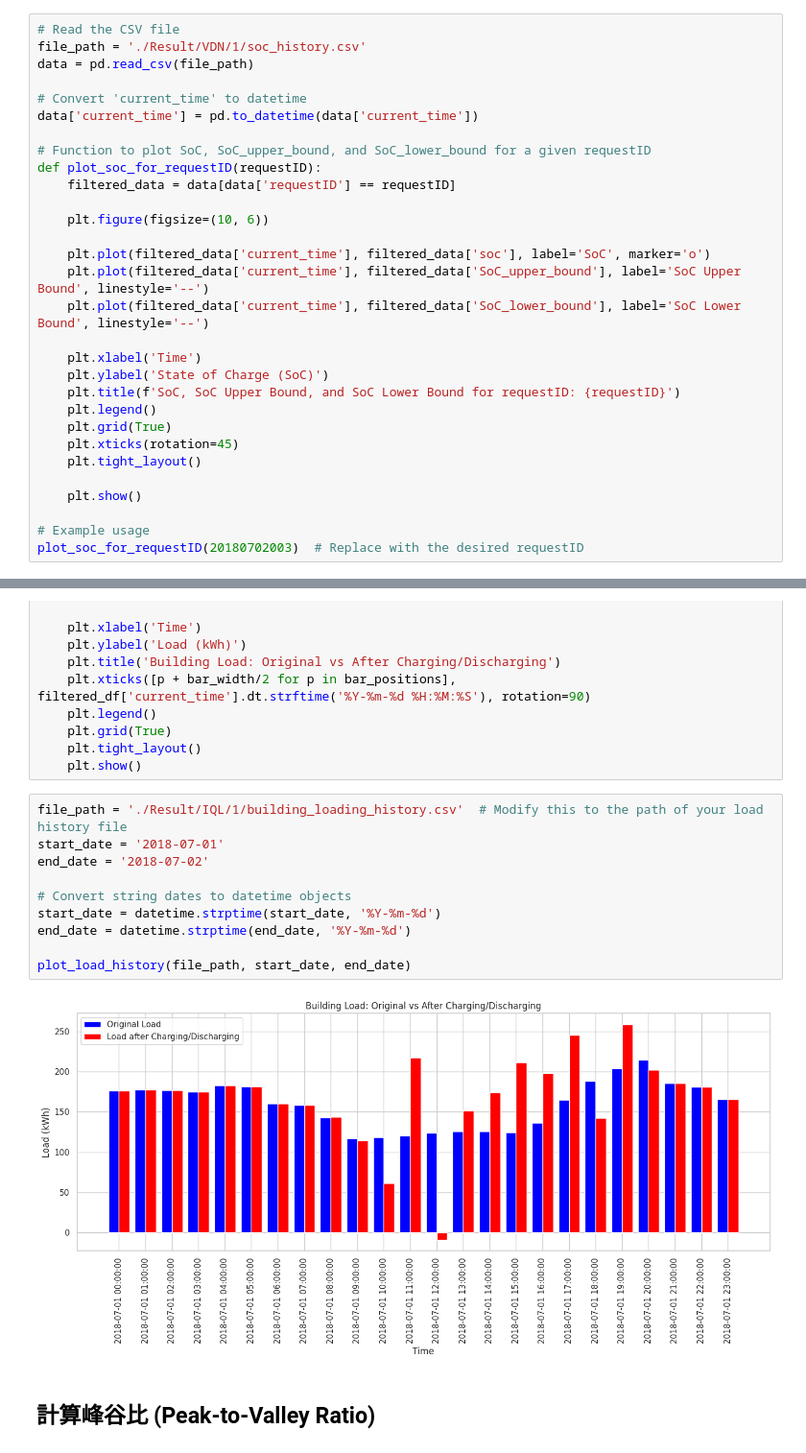
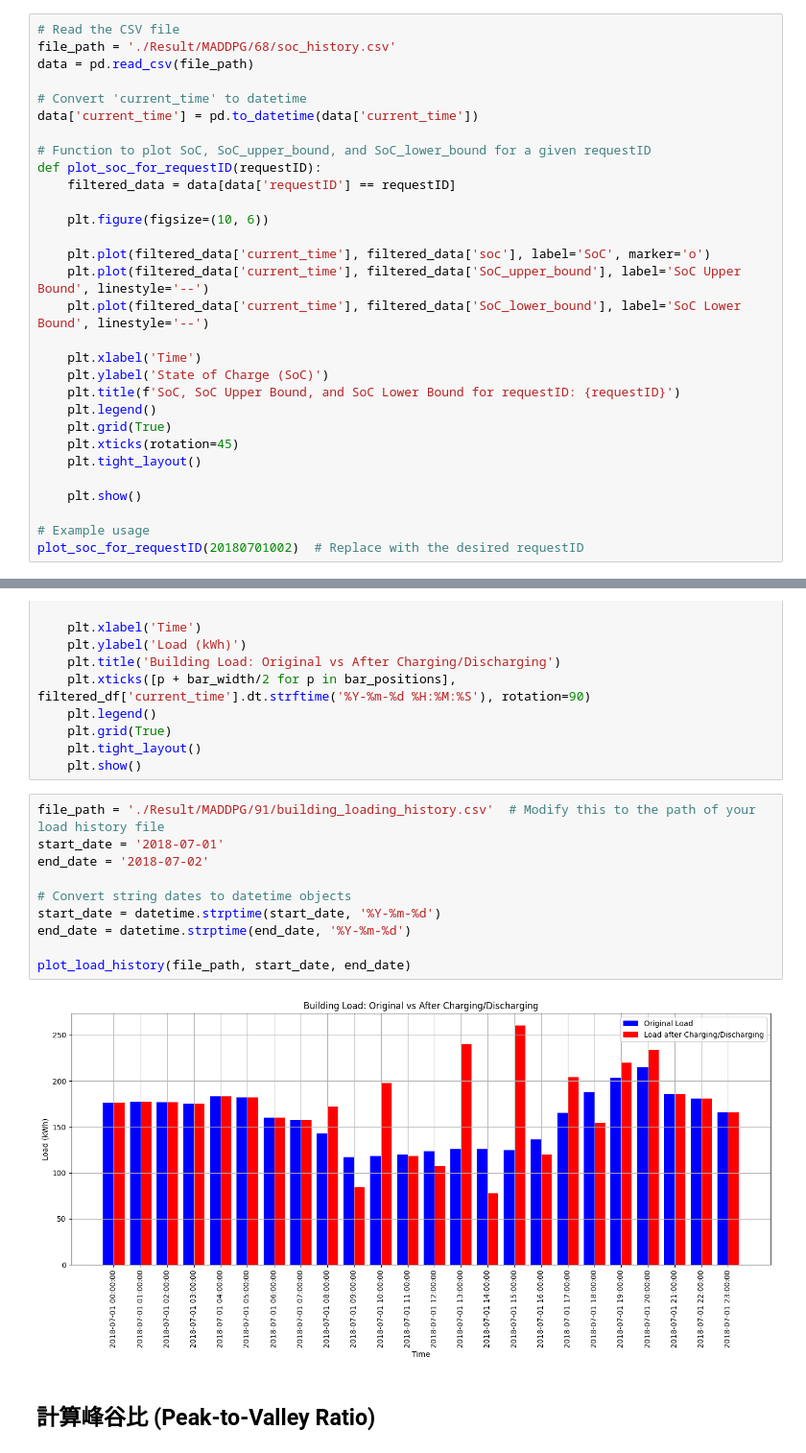
Before and after one commit to carlwang49/MY_WORK, a Jupyter notebook: Evaluation.ipynb, the cells around one changed output, grey strips where cells are left out. Shown at 96% size. Cells and saved outputs as stored; diff of their text form.

Commit message:
test MADDPG

```diff
--- a/Evaluation.ipynb
+++ b/Evaluation.ipynb
@@ -43,7 +43,7 @@ plot_soc_for_requestID(20180701009)  # Replace with the desired requestID
 ## MARL 充電/放電結果
 # %%
 # Read the CSV file
-file_path = './Result/VDN/1/soc_history.csv'
+file_path = './Result/MADDPG/68/soc_history.csv'
 data = pd.read_csv(file_path)
 
 # Convert 'current_time' to datetime
@@ -70,5 +70,5 @@ def plot_soc_for_requestID(requestID):
     plt.show()
 
 # Example usage
-plot_soc_for_requestID(20180702003)  # Replace with the desired requestID
+plot_soc_for_requestID(20180701002)  # Replace with the desired requestID
 # %% [output]
@@ -101,17 +101,17 @@ def plot_load_history(file_path, start_date, end_date):
     plt.tight_layout()
     plt.show()
 # %%
-file_path = './Result/IQL/1/building_loading_history.csv'  # Modify this to the path of your load history file
+file_path = './Result/MADDPG/91/building_loading_history.csv'  # Modify this to the path of your load history file
 start_date = '2018-07-01'
 end_date = '2018-07-02'
 
 # Convert string dates to datetime objects
 start_date = datetime.strptime(start_date, '%Y-%m-%d')
 end_date = datetime.strptime(end_date, '%Y-%m-%d')
 
 plot_load_history(file_path, start_date, end_date)
 # %% [output]
-[figure, old version]
+[figure, new version]
 # %% [markdown]
 ## 計算峰谷比 (Peak-to-Valley Ratio)
 # %%
```
Also changed, not shown: parts of 3 cells of this notebook, 5 other files.
